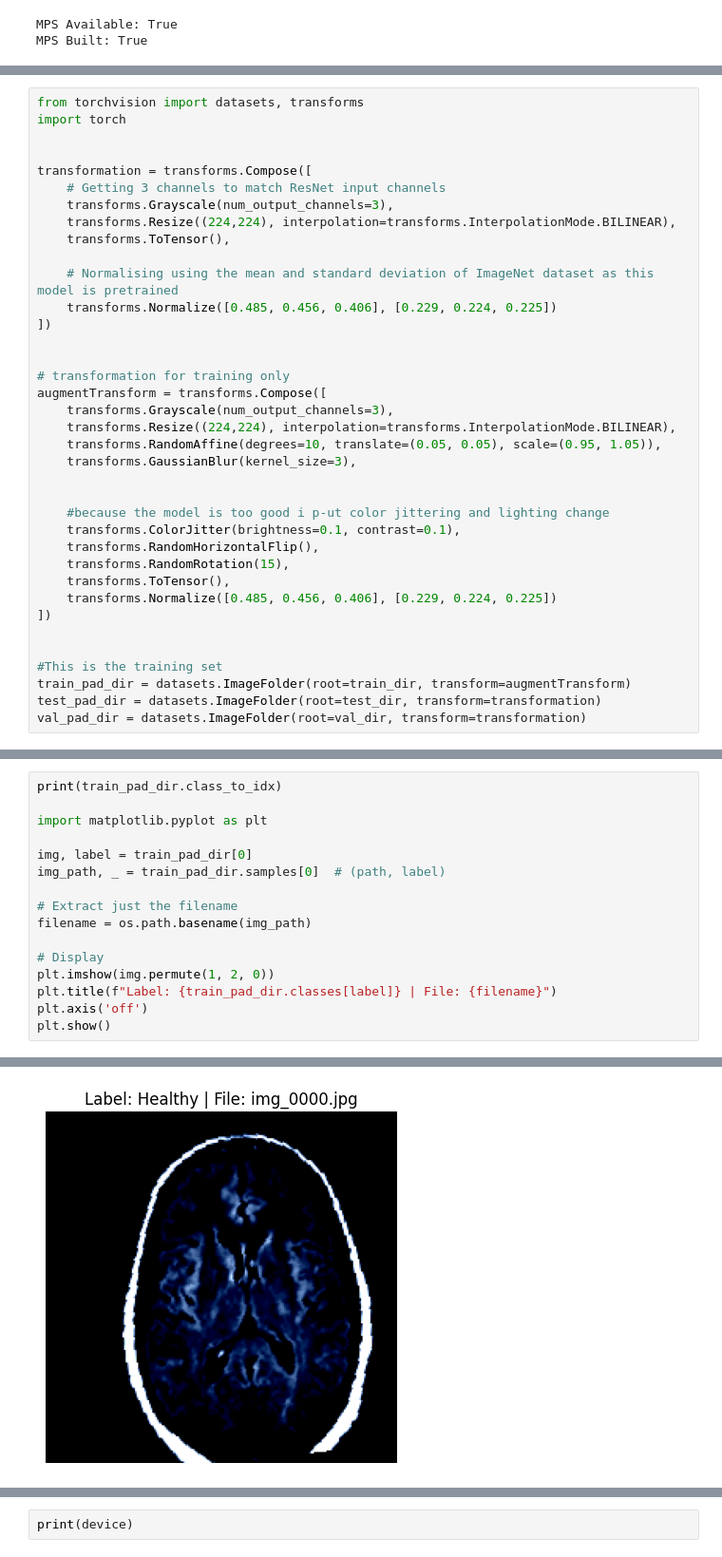
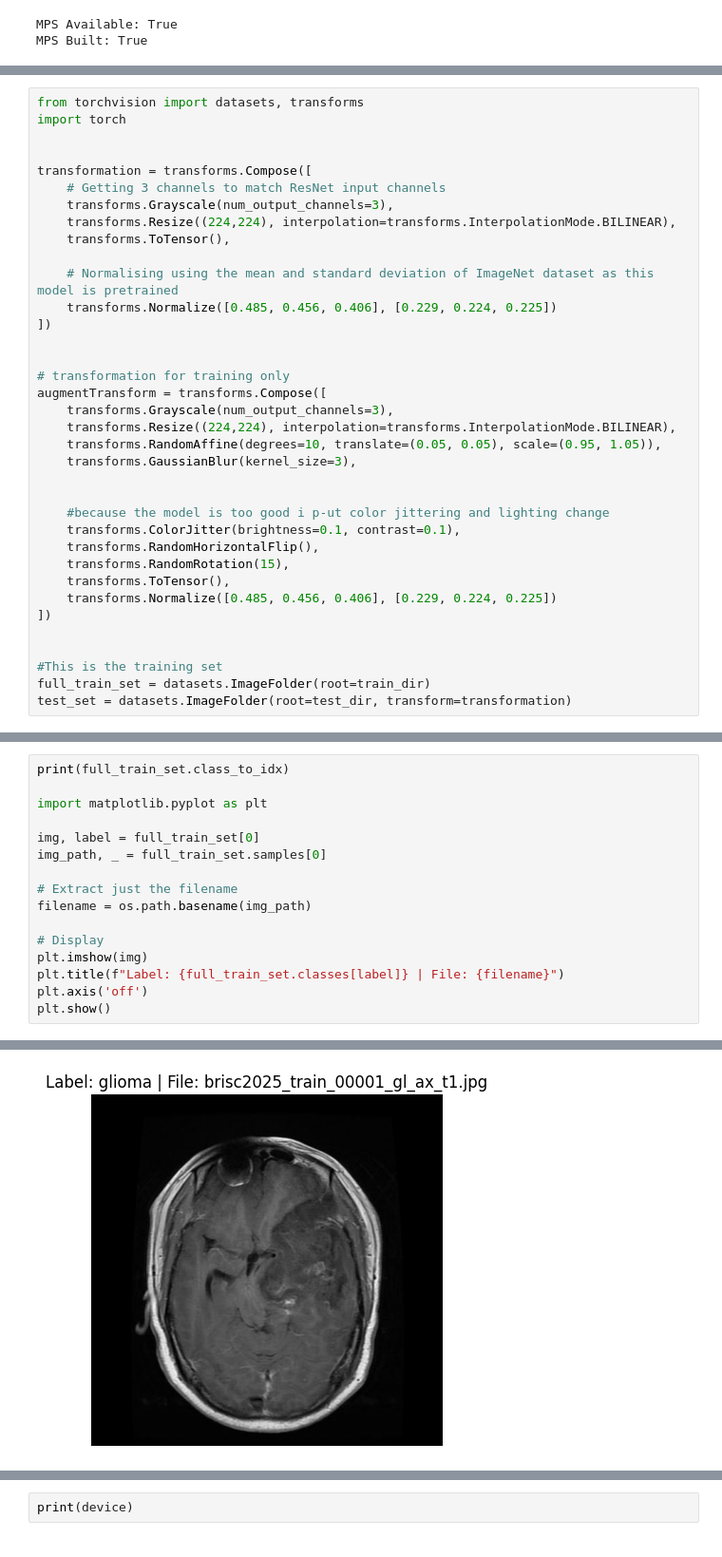
Before and after one commit to DuongAnhTran/31005-BRISC2025-Classifier, a Jupyter notebook: 24775456-Assessment-2.ipynb, the cells around one changed output, grey strips where cells are left out. Shown at 95% size. Drawn from its saved outputs; the diff is of its cells as text.

```diff
--- a/24775456-Assessment-2.ipynb
+++ b/24775456-Assessment-2.ipynb
@@ -170,6 +171,5 @@ augmentTransform = transforms.Compose([
 
 
 #This is the training set
-train_pad_dir = datasets.ImageFolder(root=train_dir, transform=augmentTransform)
-test_pad_dir = datasets.ImageFolder(root=test_dir, transform=transformation)
-val_pad_dir = datasets.ImageFolder(root=val_dir, transform=transformation)
+full_train_set = datasets.ImageFolder(root=train_dir)
+test_set = datasets.ImageFolder(root=test_dir, transform=transformation)
@@ -176,17 +218,17 @@ val_pad_dir = datasets.ImageFolder(root=val_dir, transform=transformation)
 # %%
-print(train_pad_dir.class_to_idx)
+print(full_train_set.class_to_idx)
 
 import matplotlib.pyplot as plt
 
-img, label = train_pad_dir[0]
-img_path, _ = train_pad_dir.samples[0]  # (path, label)
+img, label = full_train_set[0]
+img_path, _ = full_train_set.samples[0]
 
 # Extract just the filename
 filename = os.path.basename(img_path)
 
 # Display
-plt.imshow(img.permute(1, 2, 0))
-plt.title(f"Label: {train_pad_dir.classes[label]} | File: {filename}")
+plt.imshow(img)
+plt.title(f"Label: {full_train_set.classes[label]} | File: {filename}")
 plt.axis('off')
 plt.show()
 # %% [output]
@@ -195 +236 @@ Clipping input data to the valid range for imshow with RGB data ([0..1] for floa
-[figure, old version]
+[figure, new version]
```
Also changed, not shown: parts of 24 cells of this notebook, 2 other files.
